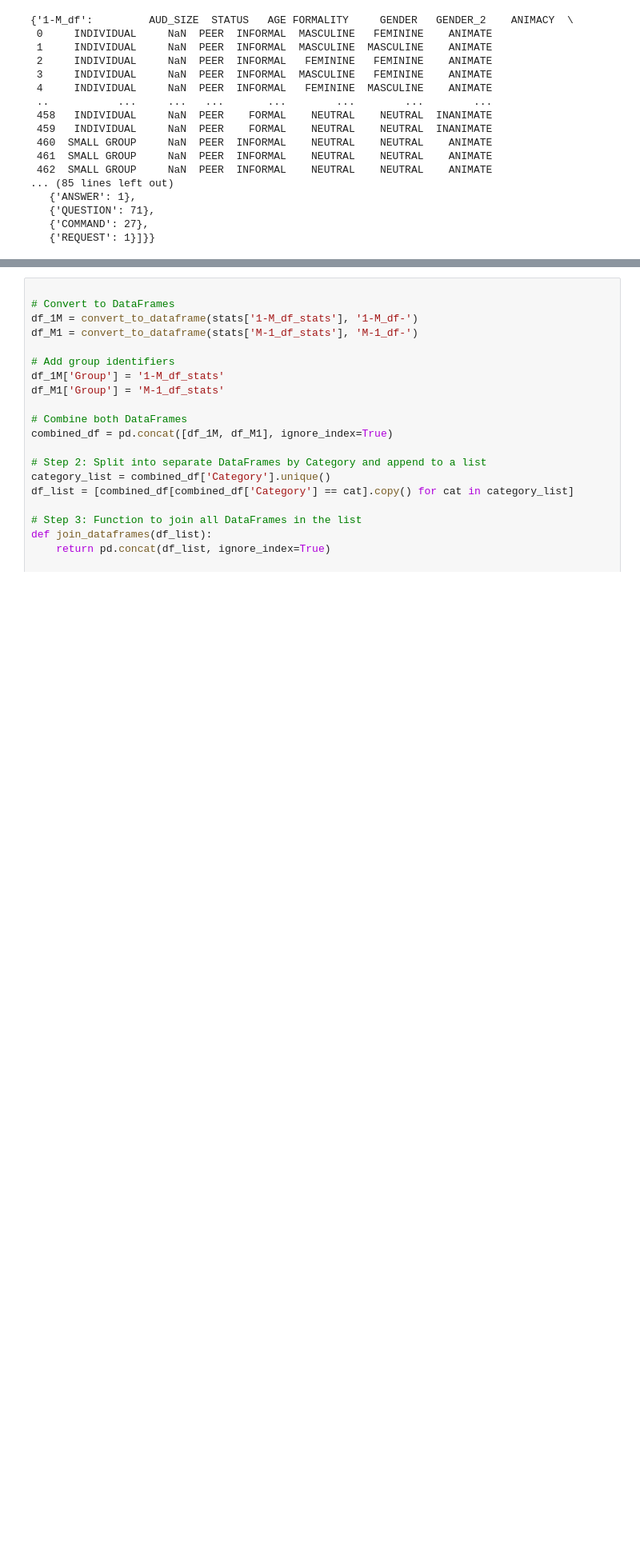
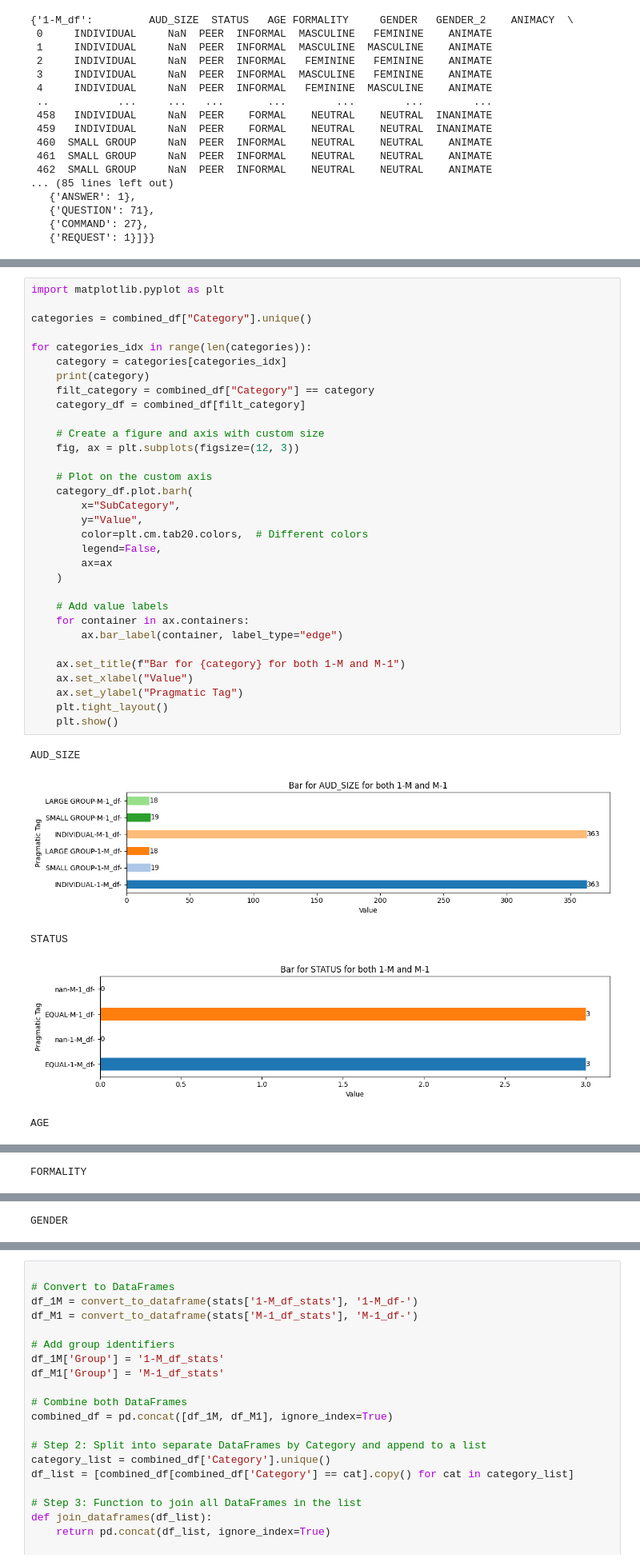
Before and after one commit to Brinkley97/comp-express-mt, a Jupyter notebook: experiments/notebooks/separate_by_class.ipynb, the cells around one changed output, grey strips where cells are left out. Shown at 80% size. Cells and saved outputs as stored; diff of their text form; blank space fills up the shorter version.

```diff
--- a/experiments/notebooks/separate_by_class.ipynb
+++ b/experiments/notebooks/separate_by_class.ipynb
@@ -252,0 +307,38 @@ KeyError: 'Group'
+# %%
+import matplotlib.pyplot as plt
+
+categories = combined_df["Category"].unique()
+
+for categories_idx in range(len(categories)):
+    category = categories[categories_idx]
+    print(category)
+    filt_category = combined_df["Category"] == category
+    category_df = combined_df[filt_category]
+
+    # Create a figure and axis with custom size
+    fig, ax = plt.subplots(figsize=(12, 3))
+
+    # Plot on the custom axis
+    category_df.plot.barh(
+        x="SubCategory",
+        y="Value",
+        color=plt.cm.tab20.colors,  # Different colors
+        legend=False,
+        ax=ax
+    )
+
+    # Add value labels
+    for container in ax.containers:
+        ax.bar_label(container, label_type="edge")
+
+    ax.set_title(f"Bar for {category} for both 1-M and M-1")
+    ax.set_xlabel("Value")
+    ax.set_ylabel("Pragmatic Tag")
+    plt.tight_layout()
+    plt.show()
+# %% [output]
+AUD_SIZE
+[figure, added]
+STATUS
+[figure, added]
+AGE
@@ -252,0 +346 @@ KeyError: 'Group'
+FORMALITY
@@ -252,0 +348 @@ KeyError: 'Group'
+GENDER
```
Also changed, not shown: parts of 6 cells of this notebook.
